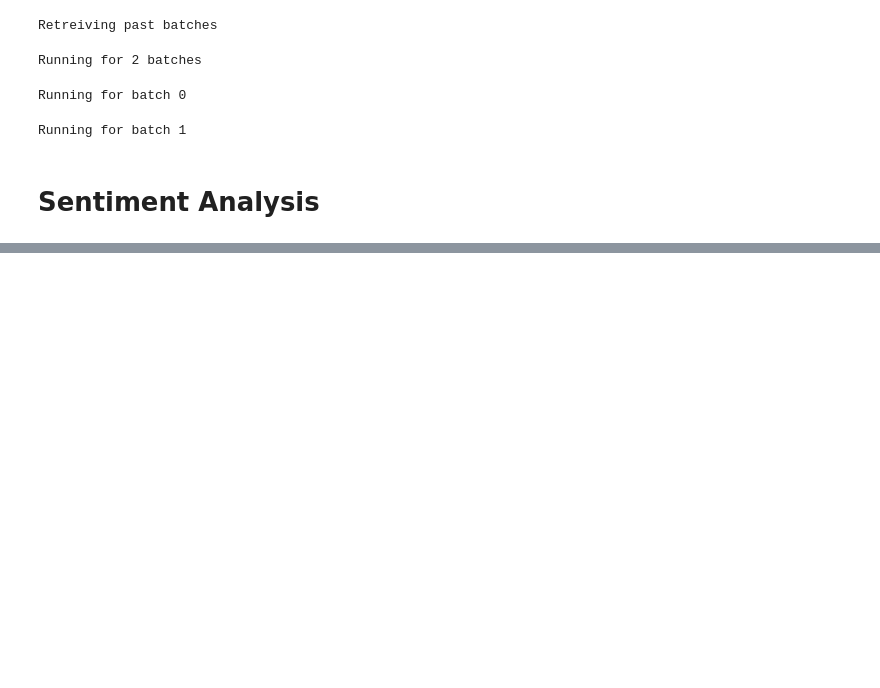
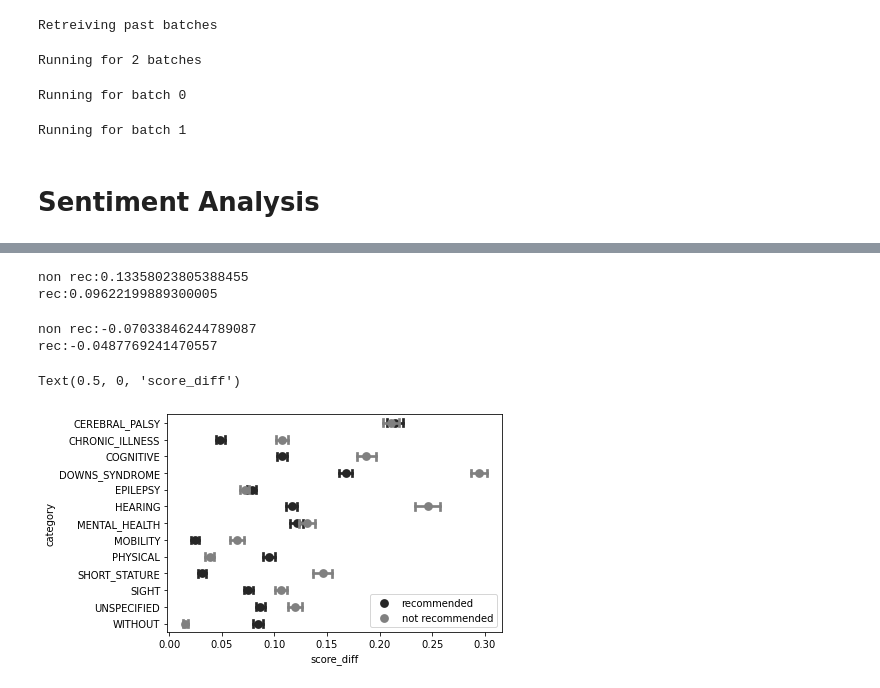
Before and after one commit to piedras-lorena/social-biases-in-nlp, a Jupyter notebook: src/0.1_classification.ipynb, the cells around one changed output, grey strips where cells are left out. Saved outputs shown, nothing was run; the diff lists cells and outputs as text; code cells hidden in the pictures; blank space fills up the shorter version.

```diff
--- a/src/0.1_classification.ipynb
+++ b/src/0.1_classification.ipynb
@@ -180,0 +243,43 @@ score: -0.8
+# %%
+toxicity = pd.read_csv('../data/toxicity_classification.csv')
+sentiment = pd.read_csv('../data/sentiment_classification.csv')
+# %%
+toxicity = toxicity.assign(
+    score_diff_recommended =toxicity.recommended_sentence_toxicity_score - toxicity.original_toxicity,
+    score_diff_not_recommended = toxicity.non_recommended_sentence_toxicity_score - toxicity.original_toxicity
+)
+sentiment = sentiment.assign(
+    score_diff_recommended = sentiment.recommended_sentence_sentiment_score - sentiment.original_sentence_sentiment_score,
+    score_diff_not_recommended = sentiment.non_recommended_sentence_sentiment_score - sentiment.original_sentence_sentiment_score
+)
+# %%
+print('non rec:{}'.format(toxicity.score_diff_not_recommended.mean()))
+print('rec:{}'.format(toxicity.score_diff_recommended.mean()))
+# %% [output]
+non rec:0.13358023805388455
+rec:0.09622199889300005
+# %%
+print('non rec:{}'.format(sentiment.score_diff_not_recommended.mean()))
+print('rec:{}'.format(sentiment.score_diff_recommended.mean()))
+# %% [output]
+non rec:-0.07033846244789087
+rec:-0.0487769241470557
+# %%
+variable_name_map = {
+    'score_diff_recommended': 'recommended',
+    'score_diff_not_recommended': 'not recommended'
+}
+toxicity_plot = toxicity.melt(id_vars=['category'], value_vars=['score_diff_recommended', 'score_diff_not_recommended'])
+toxicity_plot['variable'] = toxicity_plot.variable.map(variable_name_map)
+sentiment_plot = sentiment.melt(id_vars=['category'], value_vars=['score_diff_recommended', 'score_diff_not_recommended'])
+sentiment_plot['variable'] = sentiment_plot.variable.map(variable_name_map)
+# %%
+sns.pointplot(
+    data=toxicity_plot, x="value", y="category", hue='variable',
+    errorbar=("ci", 95), capsize=.4, join=False, color=".5",
+)
+plt.legend(title='')
+plt.xlabel('score_diff')
+# %% [output]
+Text(0.5, 0, 'score_diff')
+[figure, added]
```
Also changed, not shown: parts of 28 cells of this notebook, 2 other files.
